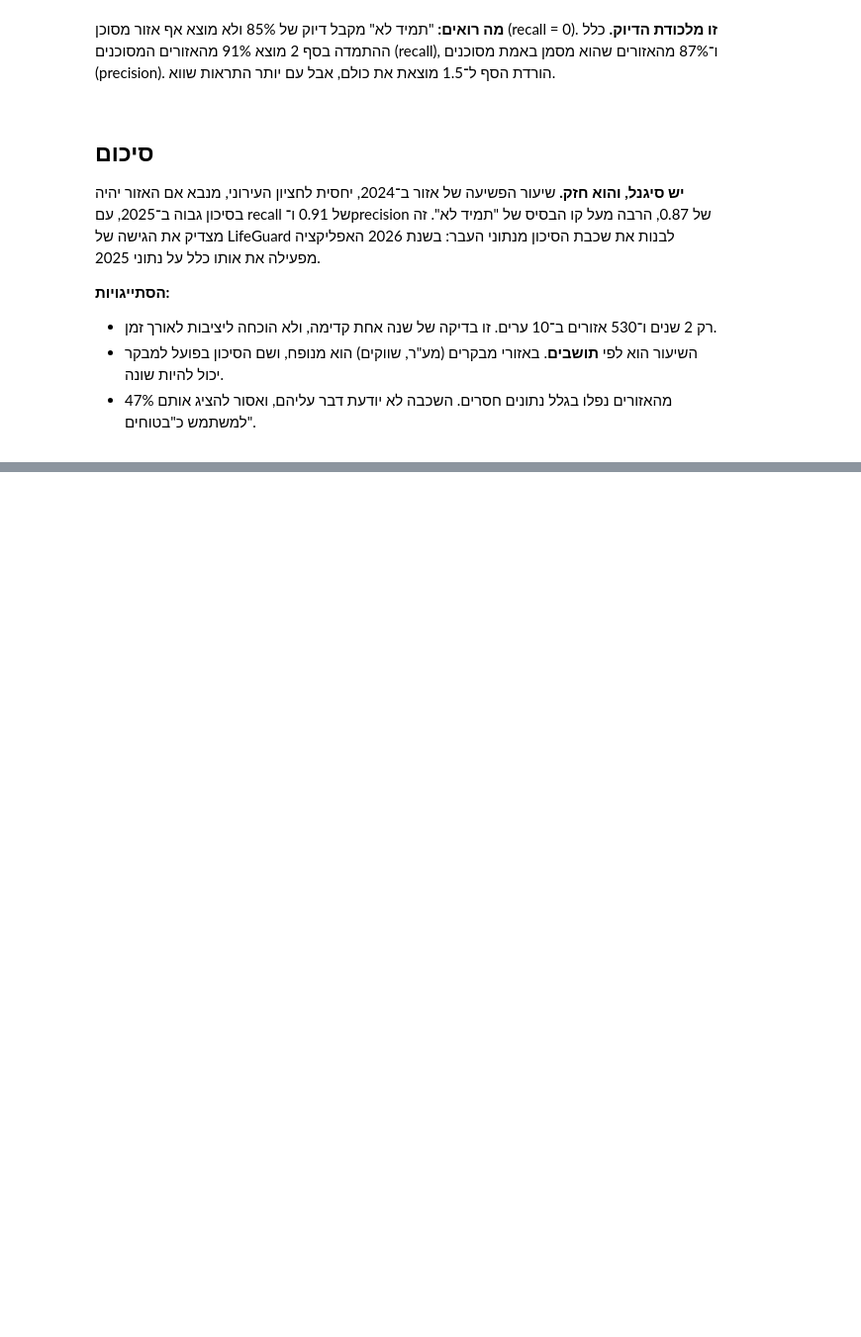
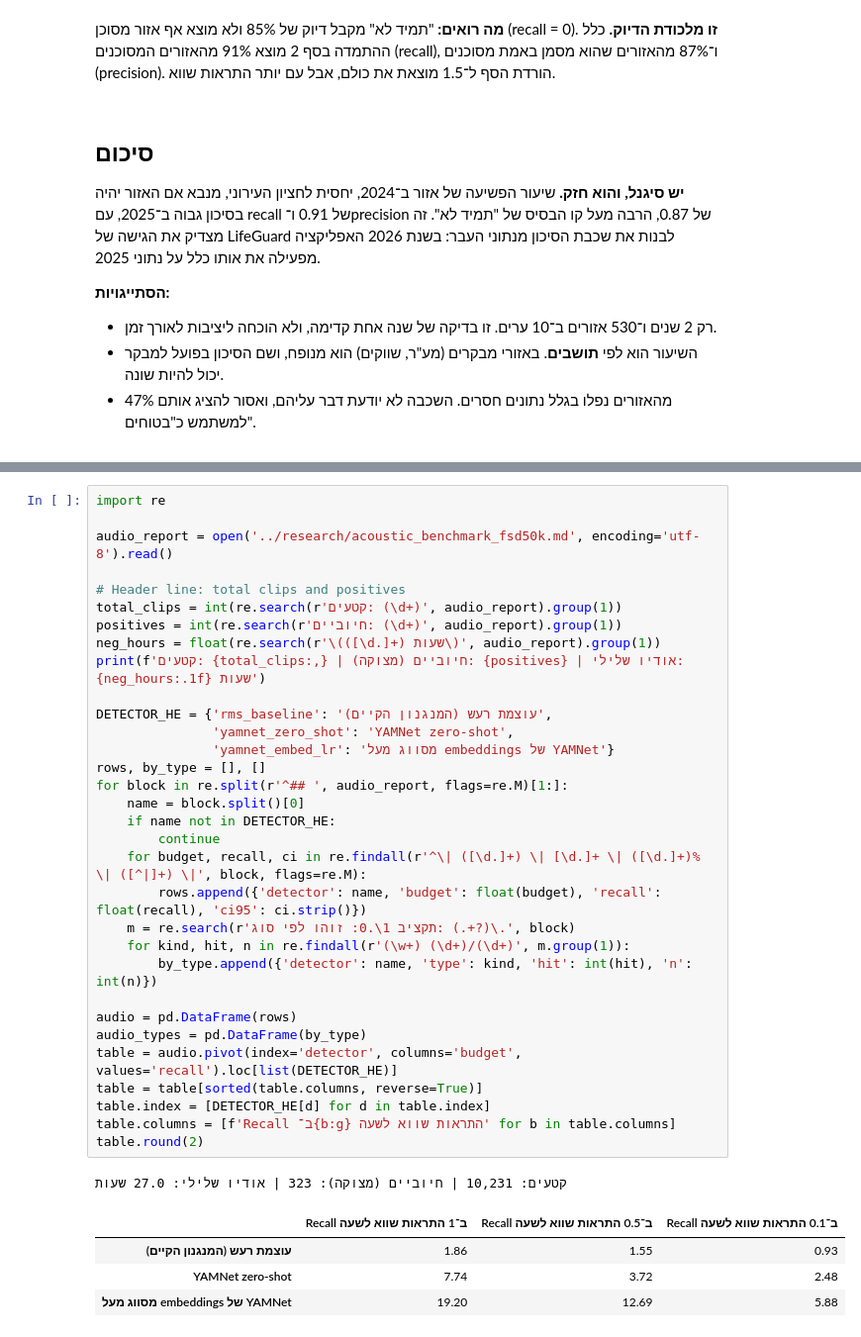
Before and after one commit to Ariel-Vibe-Algorithm/LifeGuard-, a Jupyter notebook: notebook/eda_notebook.ipynb, the cells around one changed output, grey strips where cells are left out. Shown at 99% size. Drawn from its saved outputs; the diff is of its cells as text; blank space fills up the shorter version.

```diff
--- a/notebook/eda_notebook.ipynb
+++ b/notebook/eda_notebook.ipynb
@@ -489,0 +502,38 @@ plt.tight_layout(); plt.show()
+# %%
+import re
+
+audio_report = open('../research/acoustic_benchmark_fsd50k.md', encoding='utf-8').read()
+
+# Header line: total clips and positives
+total_clips = int(re.search(r'קטעים: (\d+)', audio_report).group(1))
+positives = int(re.search(r'חיוביים: (\d+)', audio_report).group(1))
+neg_hours = float(re.search(r'\(([\d.]+) שעות\)', audio_report).group(1))
+print(f'קטעים: {total_clips:,} | חיוביים (מצוקה): {positives} | אודיו שלילי: {neg_hours:.1f} שעות')
+
+DETECTOR_HE = {'rms_baseline': 'עוצמת רעש (המנגנון הקיים)',
+               'yamnet_zero_shot': 'YAMNet zero-shot',
+               'yamnet_embed_lr': 'מסווג מעל embeddings של YAMNet'}
+rows, by_type = [], []
+for block in re.split(r'^## ', audio_report, flags=re.M)[1:]:
+    name = block.split()[0]
+    if name not in DETECTOR_HE:
+        continue
+    for budget, recall, ci in re.findall(r'^\| ([\d.]+) \| [\d.]+ \| ([\d.]+)% \| ([^|]+) \|', block, flags=re.M):
+        rows.append({'detector': name, 'budget': float(budget), 'recall': float(recall), 'ci95': ci.strip()})
+    m = re.search(r'תקציב 1\.0: זוהו לפי סוג: (.+?)\.', block)
+    for kind, hit, n in re.findall(r'(\w+) (\d+)/(\d+)', m.group(1)):
+        by_type.append({'detector': name, 'type': kind, 'hit': int(hit), 'n': int(n)})
+
+audio = pd.DataFrame(rows)
+audio_types = pd.DataFrame(by_type)
+table = audio.pivot(index='detector', columns='budget', values='recall').loc[list(DETECTOR_HE)]
+table = table[sorted(table.columns, reverse=True)]
+table.index = [DETECTOR_HE[d] for d in table.index]
+table.columns = [f'Recall ב־{b:g} התראות שווא לשעה' for b in table.columns]
+table.round(2)
+# %% [output]
+קטעים: 10,231 | חיוביים (מצוקה): 323 | אודיו שלילי: 27.0 שעות
+|  | Recall ב־1 התראות שווא לשעה | Recall ב־0.5 התראות שווא לשעה | Recall ב־0.1 התראות שווא לשעה |
+| עוצמת רעש (המנגנון הקיים) | 1.86 | 1.55 | 0.93 |
+| YAMNet zero-shot | 7.74 | 3.72 | 2.48 |
+| מסווג מעל embeddings של YAMNet | 19.20 | 12.69 | 5.88 |
```
Also changed, not shown: parts of 5 cells of this notebook, 1 other file.
